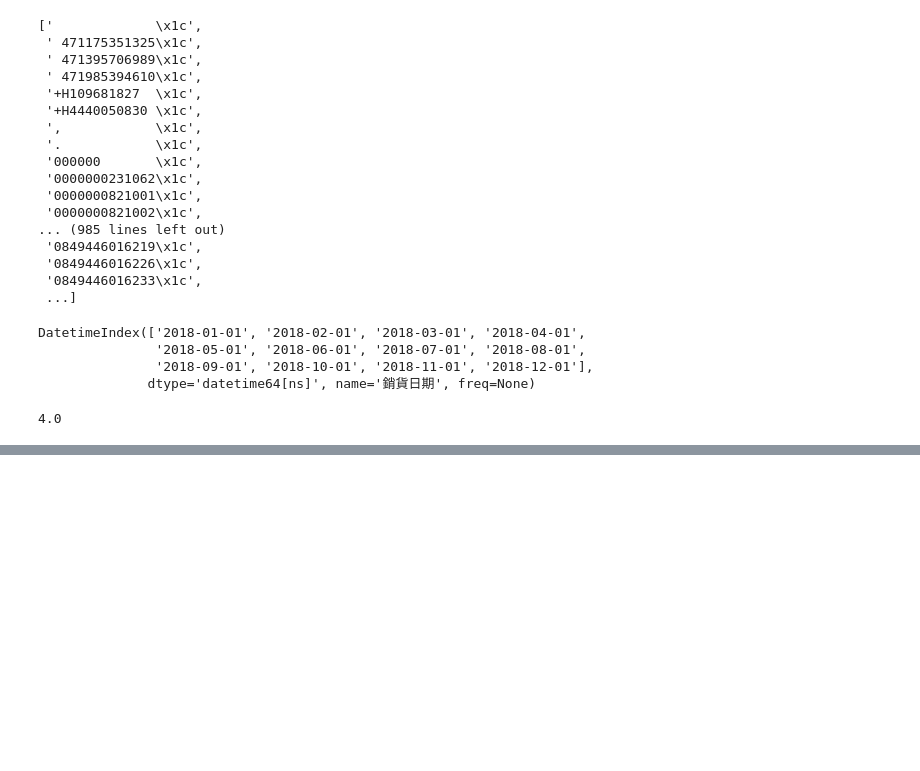
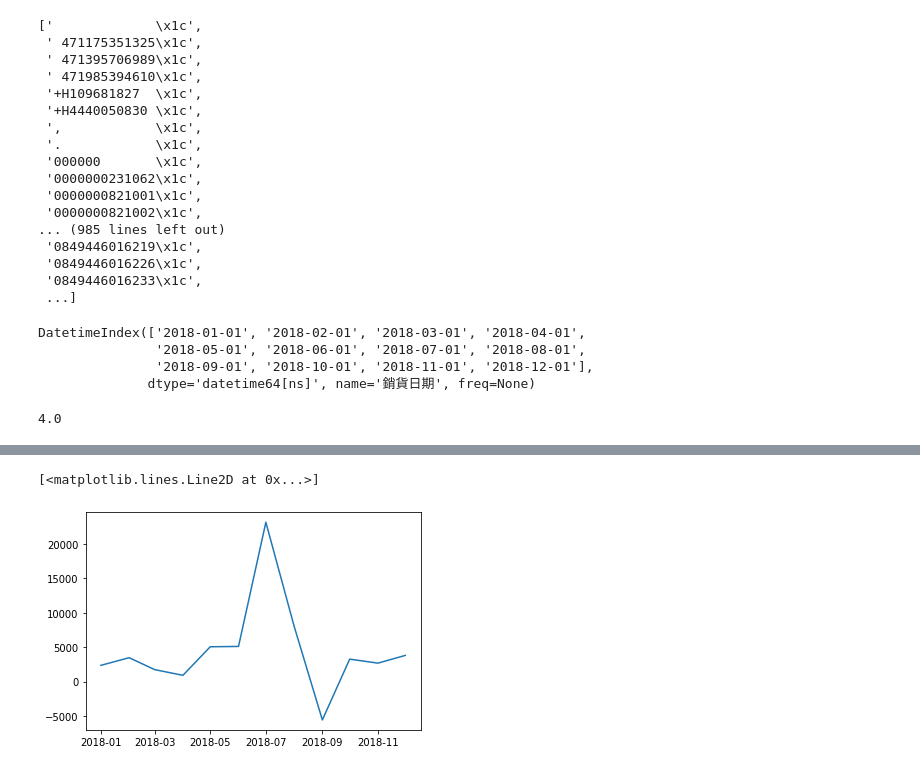
Before and after one commit to Jeremy35689/Visual-Analysis-midterm-project, a Jupyter notebook: VA Midterm Project.ipynb, the cells around one changed output, grey strips where cells are left out. Saved outputs shown, nothing was run; the diff lists cells and outputs as text; code cells hidden in the pictures; blank space fills up the shorter version.

```diff
--- a/VA Midterm Project.ipynb
+++ b/VA Midterm Project.ipynb
@@ -165,3 +165,17 @@ DatetimeIndex(['2018-01-01', '2018-02-01', '2018-03-01', '2018-04-01',
 sale_month.xs((' 471175351325\x1c', '2018-01-01')).loc['銷售量']
 # %% [output]
 4.0
+# %%
+#sale_month.xs(('050000       \x1c', '2018-01-01')).loc['銷售量']
+
+month_list_2018=sale_month.index.get_level_values('銷貨日期').unique()
+#month_list_2018
+
+
+pharamcy_050000 = pd.DataFrame(index=month_list_2018,columns=['Sales'])
+
+for i in month_list_2018:
+    pharamcy_050000.at[i,'Sales'] = sale_month.xs(('050000       \x1c', i)).loc['銷售量']
+
+
+pharamcy_050000
@@ -167,0 +197,7 @@ sale_month.xs((' 471175351325\x1c', '2018-01-01')).loc['銷售量']
+# %%
+import matplotlib.pyplot as plt
+
+plt.plot(pharamcy_050000)
+# %% [output]
+[<matplotlib.lines.Line2D at 0x...>]
+[figure, added]
```
Also changed, not shown: parts of 2 cells of this notebook, 1 other file.
